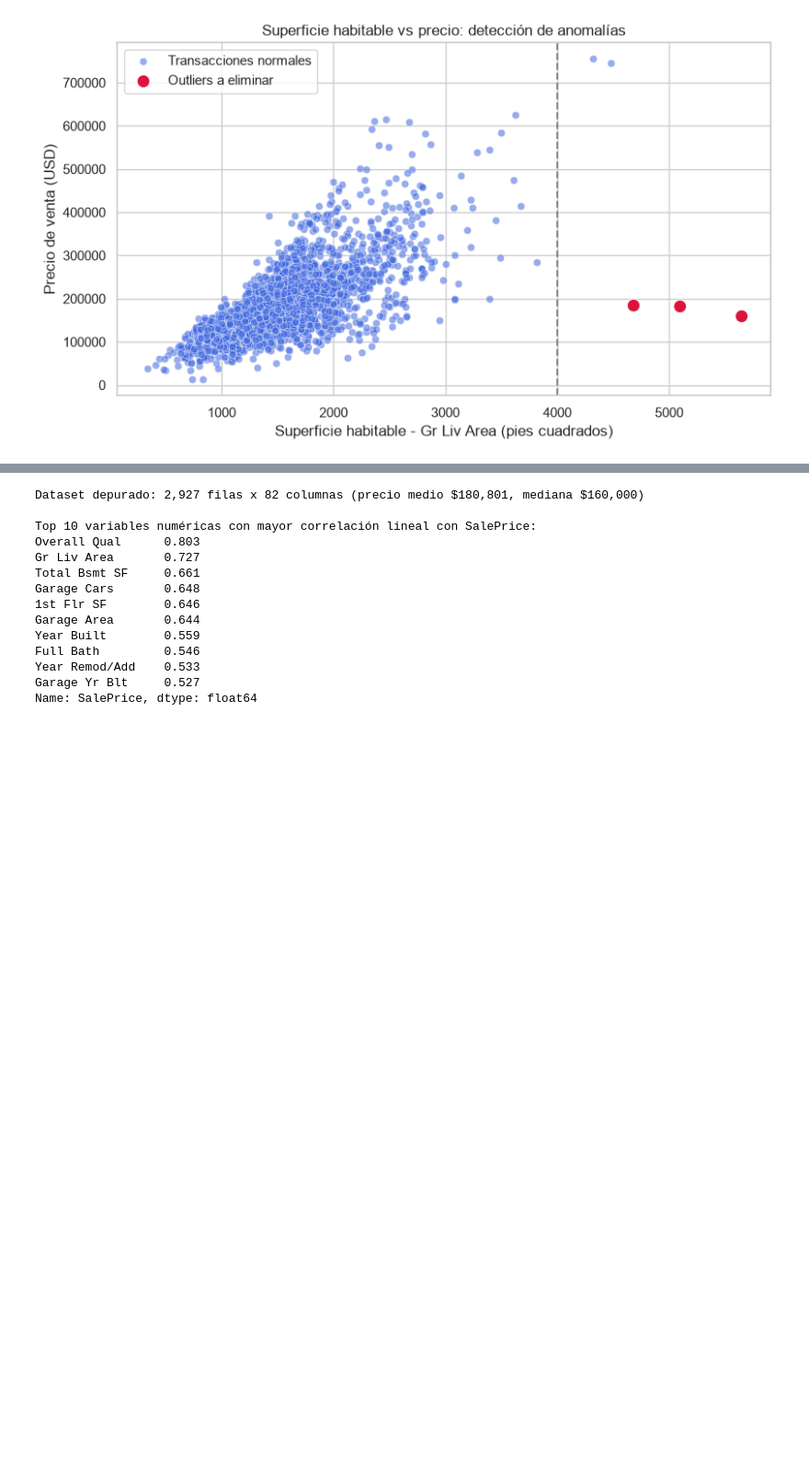
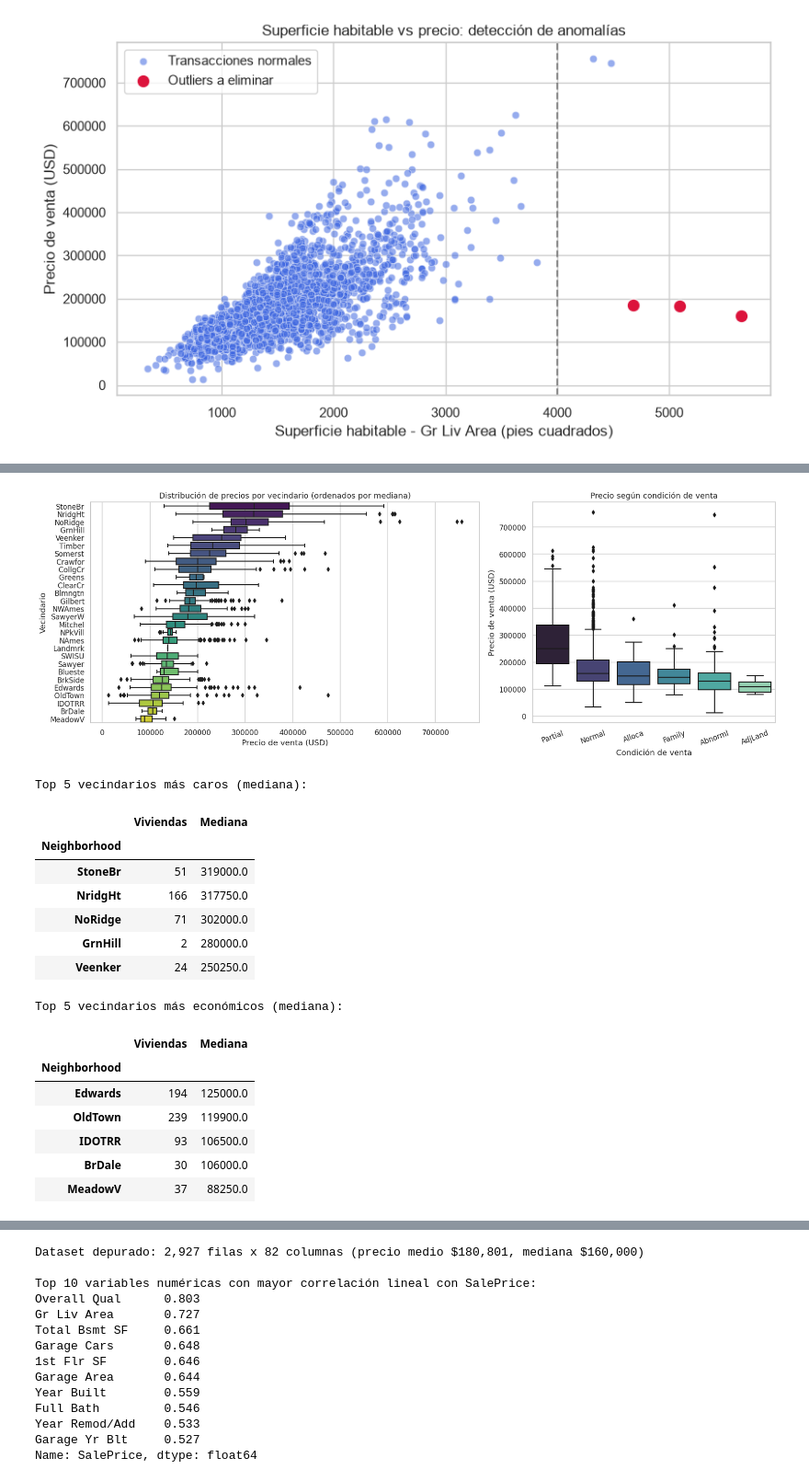
Before and after one commit to BastianEd/ML-Inmobiliario, a Jupyter notebook: EDA_fina.ipynb, the cells around one changed output, grey strips where cells are left out. Shown at 92% size. Cells and saved outputs as stored; diff of their text form; code cells hidden in the pictures; blank space fills up the shorter version.

```diff
--- a/EDA_final.ipynb
+++ b/EDA_fina.ipynb
@@ -131,0 +194,44 @@ Propiedades atípicas detectadas: 3
+# %%
+# Orden de vecindarios por precio mediano para facilitar la lectura visual
+orden_barrios = df.groupby("Neighborhood")["SalePrice"].median().sort_values(ascending=False).index
+
+fig, ejes = plt.subplots(1, 2, figsize=(16, 6), gridspec_kw={"width_ratios": [1.6, 1]})
+
+# Boxplot de precios por vecindario
+sns.boxplot(data=df, x="SalePrice", y="Neighborhood", order=orden_barrios, palette="viridis", ax=ejes[0])
+ejes[0].set(title="Distribución de precios por vecindario (ordenados por mediana)",
+            xlabel="Precio de venta (USD)", ylabel="Vecindario")
+
+# Boxplot de precios por condición de venta
+orden_cond = df.groupby("Sale Condition")["SalePrice"].median().sort_values(ascending=False).index
+sns.boxplot(data=df, x="Sale Condition", y="SalePrice", order=orden_cond, palette="mako", ax=ejes[1])
+ejes[1].set(title="Precio según condición de venta", xlabel="Condición de venta", ylabel="Precio de venta (USD)")
+ejes[1].tick_params(axis="x", rotation=20)
+
+plt.tight_layout()
+plt.show()
+
+# Resumen numérico de los extremos por vecindario
+resumen_barrios = df.groupby("Neighborhood")["SalePrice"].agg(Viviendas="count", Mediana="median").sort_values("Mediana", ascending=False)
+print("Top 5 vecindarios más caros (mediana):")
+display(resumen_barrios.head(5).round(0))
+print("Top 5 vecindarios más económicos (mediana):")
+display(resumen_barrios.tail(5).round(0))
+# %% [output]
+[figure, added]
+Top 5 vecindarios más caros (mediana):
+|  | Viviendas | Mediana |
+| Neighborhood |  |  |
+| StoneBr | 51 | 319000.0 |
+| NridgHt | 166 | 317750.0 |
+| NoRidge | 71 | 302000.0 |
+| GrnHill | 2 | 280000.0 |
+| Veenker | 24 | 250250.0 |
+Top 5 vecindarios más económicos (mediana):
+|  | Viviendas | Mediana |
+| Neighborhood |  |  |
+| Edwards | 194 | 125000.0 |
+| OldTown | 239 | 119900.0 |
+| IDOTRR | 93 | 106500.0 |
+| BrDale | 30 | 106000.0 |
+| MeadowV | 37 | 88250.0 |
```
Also changed, not shown: parts of 5 cells of this notebook.
